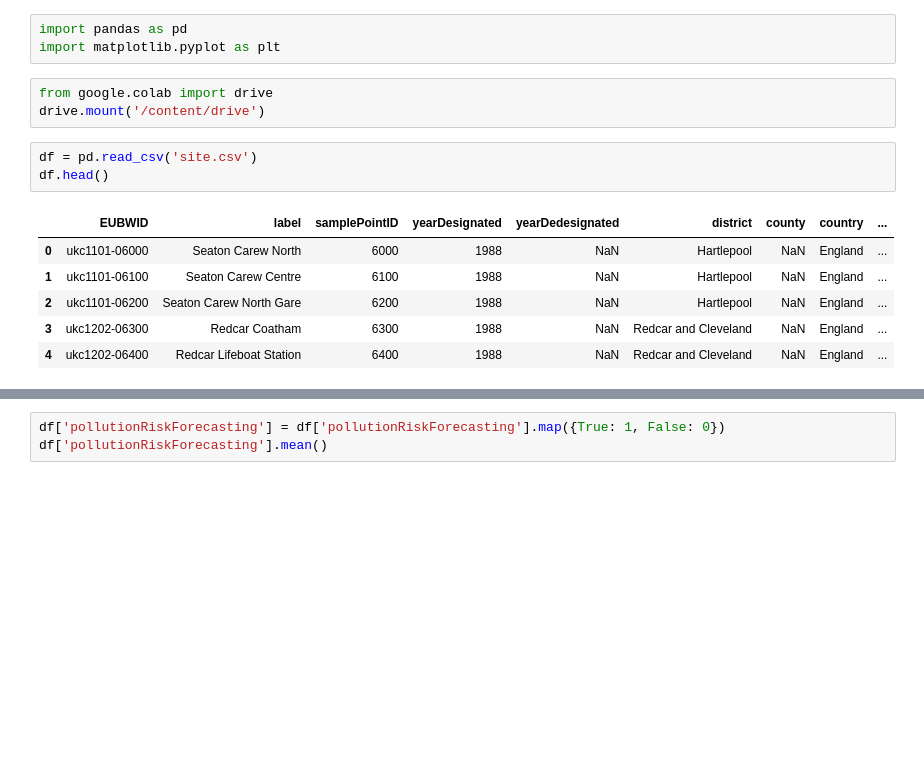
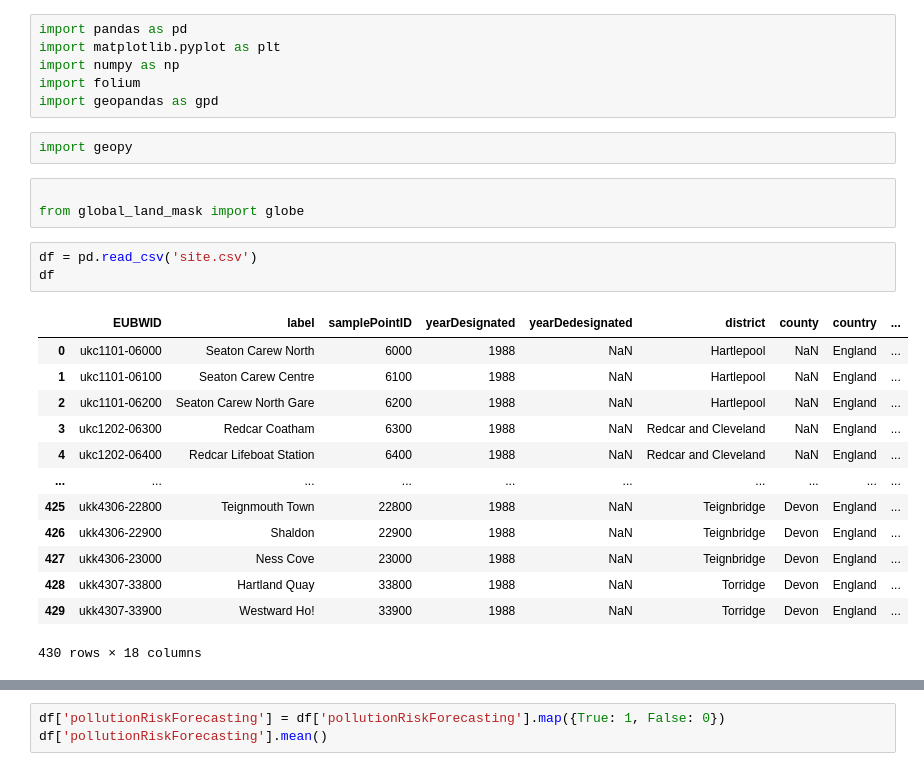
Before and after one commit to gravity948/capstone-project-sewage-pollution, a Jupyter notebook: Datasets/Site.ipynb, the cells around one changed output, grey strips where cells are left out. Drawn from its saved outputs; the diff is of its cells as text; blank space fills up the shorter version.

Commit message:
land_site

```diff
--- a/Datasets/Site.ipynb
+++ b/Datasets/Site.ipynb
@@ -1,16 +31,28 @@
 # %%
 import pandas as pd
 import matplotlib.pyplot as plt
+import numpy as np
+import folium
+import geopandas as gpd
-# %%
-from google.colab import drive
-drive.mount('/content/drive')
+# %%
+import geopy
+# %%
+
+from global_land_mask import globe
 # %%
 df = pd.read_csv('site.csv')
-df.head()
+df
 # %% [output]
 |  | EUBWID | label | samplePointID | yearDesignated | yearDedesignated | district | county | country | ... |
 | 0 | ukc1101-06000 | Seaton Carew North | 6000 | 1988 | NaN | Hartlepool | NaN | England | ... |
 | 1 | ukc1101-06100 | Seaton Carew Centre | 6100 | 1988 | NaN | Hartlepool | NaN | England | ... |
 | 2 | ukc1101-06200 | Seaton Carew North Gare | 6200 | 1988 | NaN | Hartlepool | NaN | England | ... |
 | 3 | ukc1202-06300 | Redcar Coatham | 6300 | 1988 | NaN | Redcar and Cleveland | NaN | England | ... |
 | 4 | ukc1202-06400 | Redcar Lifeboat Station | 6400 | 1988 | NaN | Redcar and Cleveland | NaN | England | ... |
+| ... | ... | ... | ... | ... | ... | ... | ... | ... | ... |
+| 425 | ukk4306-22800 | Teignmouth Town | 22800 | 1988 | NaN | Teignbridge | Devon | England | ... |
+| 426 | ukk4306-22900 | Shaldon | 22900 | 1988 | NaN | Teignbridge | Devon | England | ... |
+| 427 | ukk4306-23000 | Ness Cove | 23000 | 1988 | NaN | Teignbridge | Devon | England | ... |
+| 428 | ukk4307-33800 | Hartland Quay | 33800 | 1988 | NaN | Torridge | Devon | England | ... |
+| 429 | ukk4307-33900 | Westward Ho! | 33900 | 1988 | NaN | Torridge | Devon | England | ... |
+430 rows × 18 columns
```
Also changed, not shown: parts of 10 cells of this notebook.
